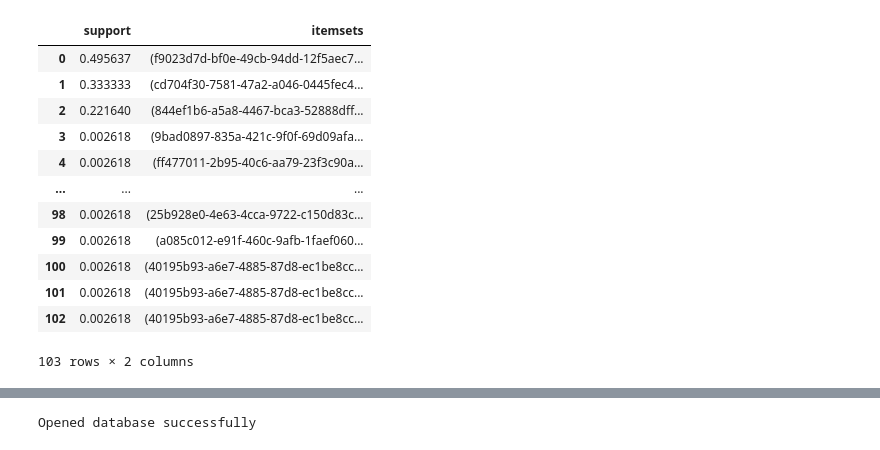
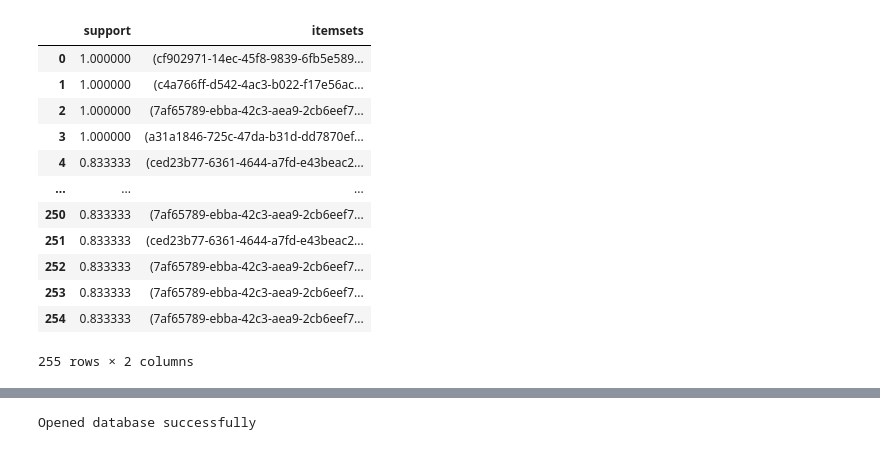
Before and after one commit to yehezkiel1086/ml-web-honeypot, a Jupyter notebook: data-mining/assoc_rules_sess_uuid.ipynb, the cells around one changed output, grey strips where cells are left out. Cells and saved outputs as stored; diff of their text form; code cells hidden in the pictures.

Commit message:
feat(data-mining): change assoc_rules_sess_uuid by uuid instead of 10

```diff
--- a/data-mining/assoc_rules_sess_uuid.ipynb
+++ b/data-mining/assoc_rules_sess_uuid.ipynb
@@ -14,9 +14,26 @@ df.head(5)
 # %%
-sess_uuids = []
+sess_uuids_matrix = []
+tmp = []
+sess_uuids_uuids = {
+  # "{sess_uuid}": []
+}
+uuids = []
 
 for _, row in df.iterrows():
+  uuid = row["uuid"]
   sess_uuid = row.get("cookies", {}).get("sess_uuid") or row.get("response_msg", {}).get("response", {}).get("message", {}).get("sess_uuid")
-  sess_uuids.append(sess_uuid)
 
-sess_uuids
+  if uuid in uuids:
+    sess_uuids_uuids[uuid].append(sess_uuid)
+  else:
+    sess_uuids_uuids[uuid] = [sess_uuid]
+    uuids.append(uuid)
+
+sess_uuids_matrix = list(sess_uuids_uuids.values())
+# for paths in sess_uuids_uuids.values():
+#   sess_uuids_matrix.append(paths)
+
+sess_uuids_uuids
+# sess_uuids_matrix
+# print(len(sess_uuids_matrix), len(sess_uuids_uuids.keys()))
 # %% [output]
@@ -40,15 +56,0 @@ sess_uuids
-# %%
-sess_uuids_matrix = []
-tmp = []
-
-for i, x in enumerate(sess_uuids):
-  if i % 10 == 0 and i != 0:
-    sess_uuids_matrix.append(tmp)
-    tmp = []
-  tmp.append(x)
-
-# Add the last group if not empty
-if tmp:
-  sess_uuids_matrix.append(tmp)
-
-sess_uuids_matrix
@@ -96,22 +75,22 @@ df
 # %%
 # frequent_itemsets = fpgrowth(df, min_support=0.3, use_colnames=True)
-frequent_itemsets = fpgrowth(df, min_support=0.002, use_colnames=True)
+frequent_itemsets = fpgrowth(df, min_support=0.5, use_colnames=True)
 ### alternatively:
 #frequent_itemsets = apriori(df, min_support=0.6, use_colnames=True)
 #frequent_itemsets = fpmax(df, min_support=0.6, use_colnames=True)
 
 frequent_itemsets
 # %% [output]
 |  | support | itemsets |
-| 0 | 0.495637 | (f9023d7d-bf0e-49cb-94dd-12f5aec7... |
-| 1 | 0.333333 | (cd704f30-7581-47a2-a046-0445fec4... |
-| 2 | 0.221640 | (844ef1b6-a5a8-4467-bca3-52888dff... |
-| 3 | 0.002618 | (9bad0897-835a-421c-9f0f-69d09afa... |
-| 4 | 0.002618 | (ff477011-2b95-40c6-aa79-23f3c90a... |
+| 0 | 1.000000 | (cf902971-14ec-45f8-9839-6fb5e589... |
+| 1 | 1.000000 | (c4a766ff-d542-4ac3-b022-f17e56ac... |
+| 2 | 1.000000 | (7af65789-ebba-42c3-aea9-2cb6eef7... |
+| 3 | 1.000000 | (a31a1846-725c-47da-b31d-dd7870ef... |
+| 4 | 0.833333 | (ced23b77-6361-4644-a7fd-e43beac2... |
 | ... | ... | ... |
-| 98 | 0.002618 | (25b928e0-4e63-4cca-9722-c150d83c... |
-| 99 | 0.002618 | (a085c012-e91f-460c-9afb-1faef060... |
-| 100 | 0.002618 | (40195b93-a6e7-4885-87d8-ec1be8cc... |
-| 101 | 0.002618 | (40195b93-a6e7-4885-87d8-ec1be8cc... |
-| 102 | 0.002618 | (40195b93-a6e7-4885-87d8-ec1be8cc... |
+| 250 | 0.833333 | (7af65789-ebba-42c3-aea9-2cb6eef7... |
+| 251 | 0.833333 | (ced23b77-6361-4644-a7fd-e43beac2... |
+| 252 | 0.833333 | (7af65789-ebba-42c3-aea9-2cb6eef7... |
+| 253 | 0.833333 | (7af65789-ebba-42c3-aea9-2cb6eef7... |
+| 254 | 0.833333 | (7af65789-ebba-42c3-aea9-2cb6eef7... |
-103 rows × 2 columns
+255 rows × 2 columns
```
Also changed, not shown: parts of 11 cells of this notebook.
